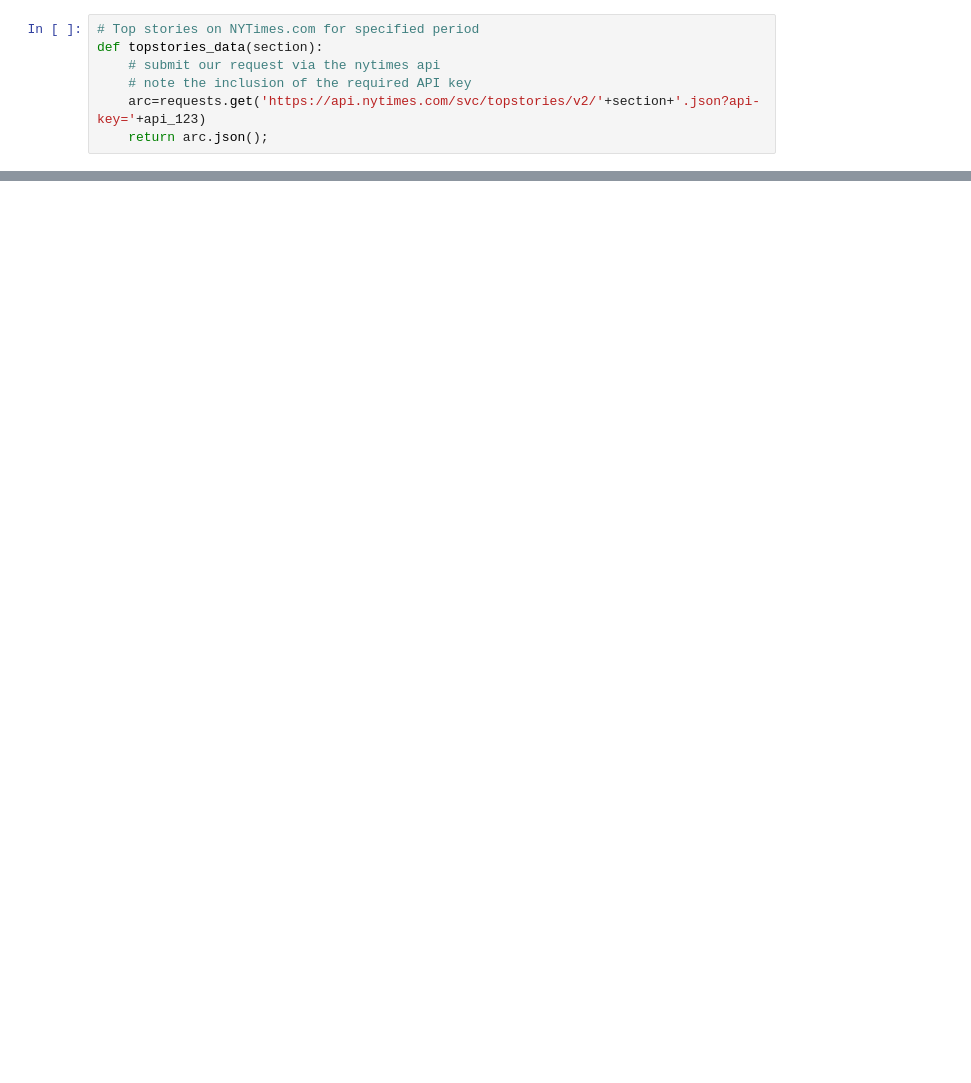
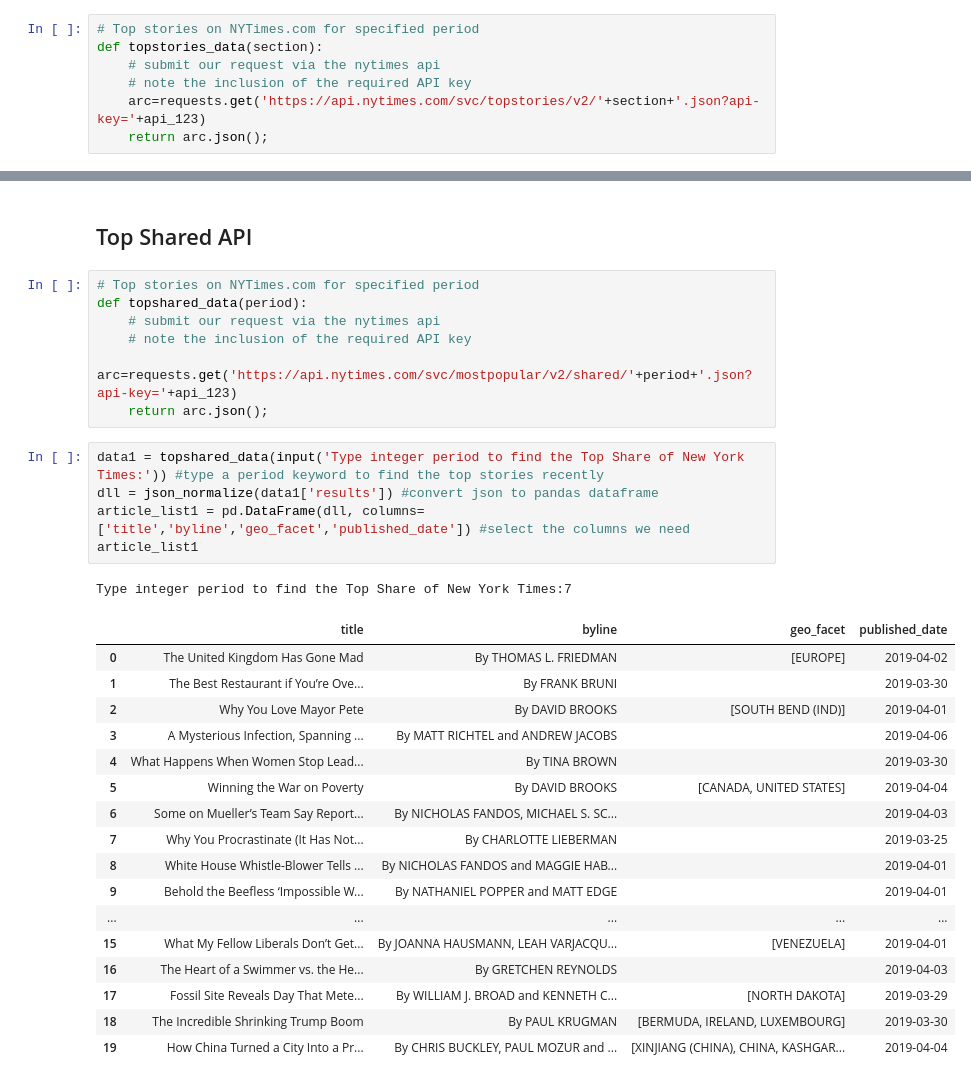
Before and after one commit to Johnnydaszhu/Analytics-Programming-DAV-5400, a Jupyter notebook: Q_Zhu_w11_assn.ipynb, the cells around one changed output, grey strips where cells are left out. Cells and saved outputs as stored; diff of their text form; blank space fills up the shorter version.

```diff
--- a/Q_Zhu_w11_assn.ipynb
+++ b/Q_Zhu_w11_assn.ipynb
@@ -49,0 +52,33 @@ Use keyword like arts to find the Top stories of New York Times:world
+# %% [markdown]
+## Top Shared API
+# %%
+# Top stories on NYTimes.com for specified period
+def topshared_data(period):
+    # submit our request via the nytimes api
+    # note the inclusion of the required API key
+    arc=requests.get('https://api.nytimes.com/svc/mostpopular/v2/shared/'+period+'.json?api-key='+api_123)
+    return arc.json();
+# %%
+data1 = topshared_data(input('Type integer period to find the Top Share of New York Times:')) #type a period keyword to find the top stories recently
+dll = json_normalize(data1['results']) #convert json to pandas dataframe
+article_list1 = pd.DataFrame(dll, columns=['title','byline','geo_facet','published_date']) #select the columns we need
+article_list1
+# %% [output]
+Type integer period to find the Top Share of New York Times:7
+|  | title | byline | geo_facet | published_date |
+| 0 | The United Kingdom Has Gone Mad | By THOMAS L. FRIEDMAN | [EUROPE] | 2019-04-02 |
+| 1 | The Best Restaurant if You’re Ove... | By FRANK BRUNI |  | 2019-03-30 |
+| 2 | Why You Love Mayor Pete | By DAVID BROOKS | [SOUTH BEND (IND)] | 2019-04-01 |
+| 3 | A Mysterious Infection, Spanning ... | By MATT RICHTEL and ANDREW JACOBS |  | 2019-04-06 |
+| 4 | What Happens When Women Stop Lead... | By TINA BROWN |  | 2019-03-30 |
+| 5 | Winning the War on Poverty | By DAVID BROOKS | [CANADA, UNITED STATES] | 2019-04-04 |
+| 6 | Some on Mueller’s Team Say Report... | By NICHOLAS FANDOS, MICHAEL S. SC... |  | 2019-04-03 |
+| 7 | Why You Procrastinate (It Has Not... | By CHARLOTTE LIEBERMAN |  | 2019-03-25 |
+| 8 | White House Whistle-Blower Tells ... | By NICHOLAS FANDOS and MAGGIE HAB... |  | 2019-04-01 |
+| 9 | Behold the Beefless ‘Impossible W... | By NATHANIEL POPPER and MATT EDGE |  | 2019-04-01 |
+| ... | ... | ... | ... | ... |
+| 15 | What My Fellow Liberals Don’t Get... | By JOANNA HAUSMANN, LEAH VARJACQU... | [VENEZUELA] | 2019-04-01 |
+| 16 | The Heart of a Swimmer vs. the He... | By GRETCHEN REYNOLDS |  | 2019-04-03 |
+| 17 | Fossil Site Reveals Day That Mete... | By WILLIAM J. BROAD and KENNETH C... | [NORTH DAKOTA] | 2019-03-29 |
+| 18 | The Incredible Shrinking Trump Boom | By PAUL KRUGMAN | [BERMUDA, IRELAND, LUXEMBOURG] | 2019-03-30 |
+| 19 | How China Turned a City Into a Pr... | By CHRIS BUCKLEY, PAUL MOZUR and ... | [XINJIANG (CHINA), CHINA, KASHGAR... | 2019-04-04 |
```
Also changed, not shown: parts of 2 cells of this notebook.
